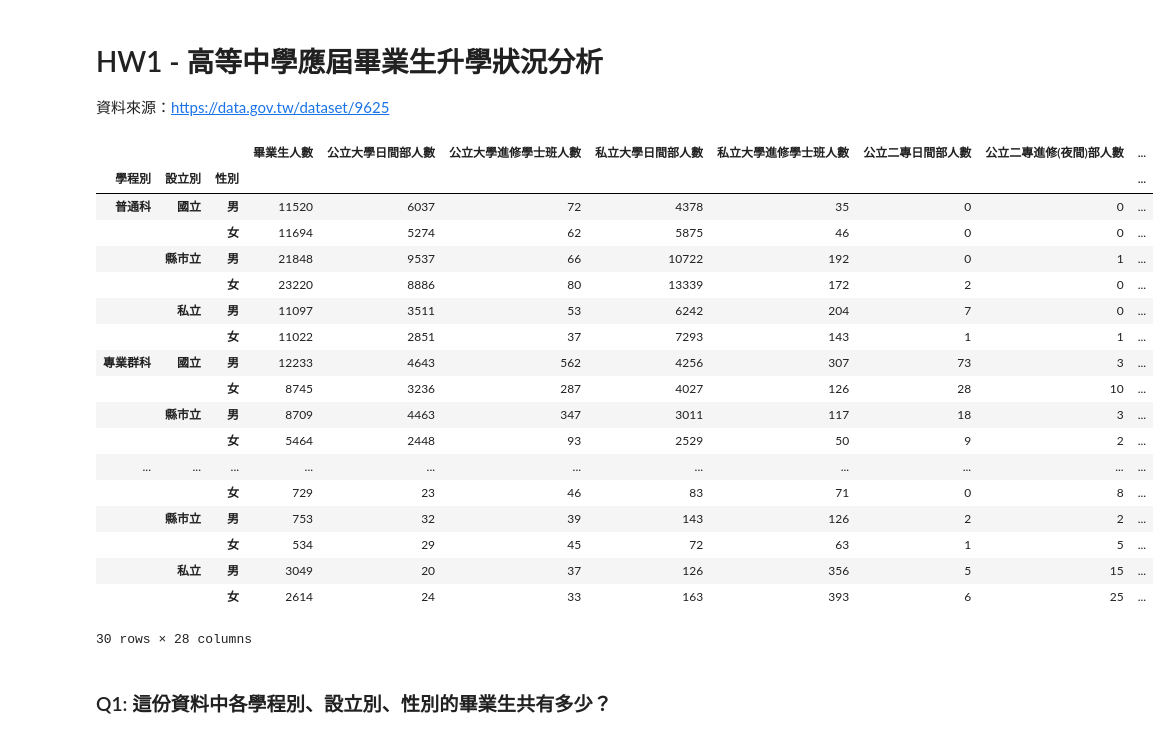
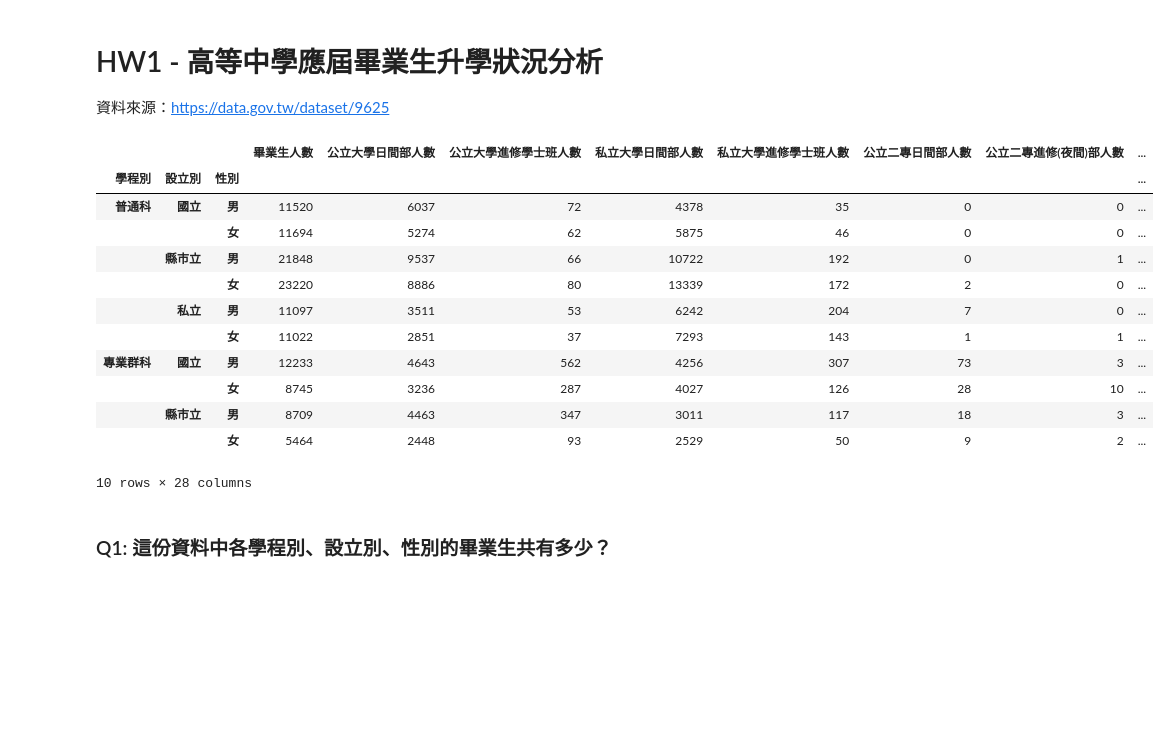
Before and after one commit to din2009siuc/LAT-Repo, a Jupyter notebook: hw1.ipynb, the cells around one changed output. Saved outputs shown, nothing was run; the diff lists cells and outputs as text; code cells hidden in the pictures; blank space fills up the shorter version.

```diff
--- a/hw1.ipynb
+++ b/hw1.ipynb
@@ -5,35 +5,29 @@
 # %%
 import pandas as pd
 
 # 讀取原始資料
 df_109 = pd.read_csv('./109_1_2_1.csv')
 df_109.set_index(['學程別','設立別', '性別'], inplace=True)
 
 # 將比率和人數分成不同 DataFrame
 df_109_rate = df_109[df_109.filter(regex='比率').columns]
 df_109_num = df_109[df_109.filter(regex='人數').columns]
 
-df_109
+df_109.head(10)
 # %% [output]
 |  |  |  | 畢業生人數 | 公立大學日間部人數 | 公立大學進修學士班人數 | 私立大學日間部人數 | 私立大學進修學士班人數 | 公立二專日間部人數 | 公立二專進修(夜間)部人數 | ... |
 | 學程別 | 設立別 | 性別 |  |  |  |  |  |  |  | ... |
 | 普通科 | 國立 | 男 | 11520 | 6037 | 72 | 4378 | 35 | 0 | 0 | ... |
 |  |  | 女 | 11694 | 5274 | 62 | 5875 | 46 | 0 | 0 | ... |
 |  | 縣市立 | 男 | 21848 | 9537 | 66 | 10722 | 192 | 0 | 1 | ... |
 |  |  | 女 | 23220 | 8886 | 80 | 13339 | 172 | 2 | 0 | ... |
 |  | 私立 | 男 | 11097 | 3511 | 53 | 6242 | 204 | 7 | 0 | ... |
 |  |  | 女 | 11022 | 2851 | 37 | 7293 | 143 | 1 | 1 | ... |
 | 專業群科 | 國立 | 男 | 12233 | 4643 | 562 | 4256 | 307 | 73 | 3 | ... |
 |  |  | 女 | 8745 | 3236 | 287 | 4027 | 126 | 28 | 10 | ... |
 |  | 縣市立 | 男 | 8709 | 4463 | 347 | 3011 | 117 | 18 | 3 | ... |
 |  |  | 女 | 5464 | 2448 | 93 | 2529 | 50 | 9 | 2 | ... |
-| ... | ... | ... | ... | ... | ... | ... | ... | ... | ... | ... |
-|  |  | 女 | 729 | 23 | 46 | 83 | 71 | 0 | 8 | ... |
-|  | 縣市立 | 男 | 753 | 32 | 39 | 143 | 126 | 2 | 2 | ... |
-|  |  | 女 | 534 | 29 | 45 | 72 | 63 | 1 | 5 | ... |
-|  | 私立 | 男 | 3049 | 20 | 37 | 126 | 356 | 5 | 15 | ... |
-|  |  | 女 | 2614 | 24 | 33 | 163 | 393 | 6 | 25 | ... |
-30 rows × 28 columns
+10 rows × 28 columns
 # %% [markdown]
 ### Q1: 這份資料中各學程別、設立別、性別的畢業生共有多少？
 # %%
```
Also changed, not shown: parts of 5 cells of this notebook.
